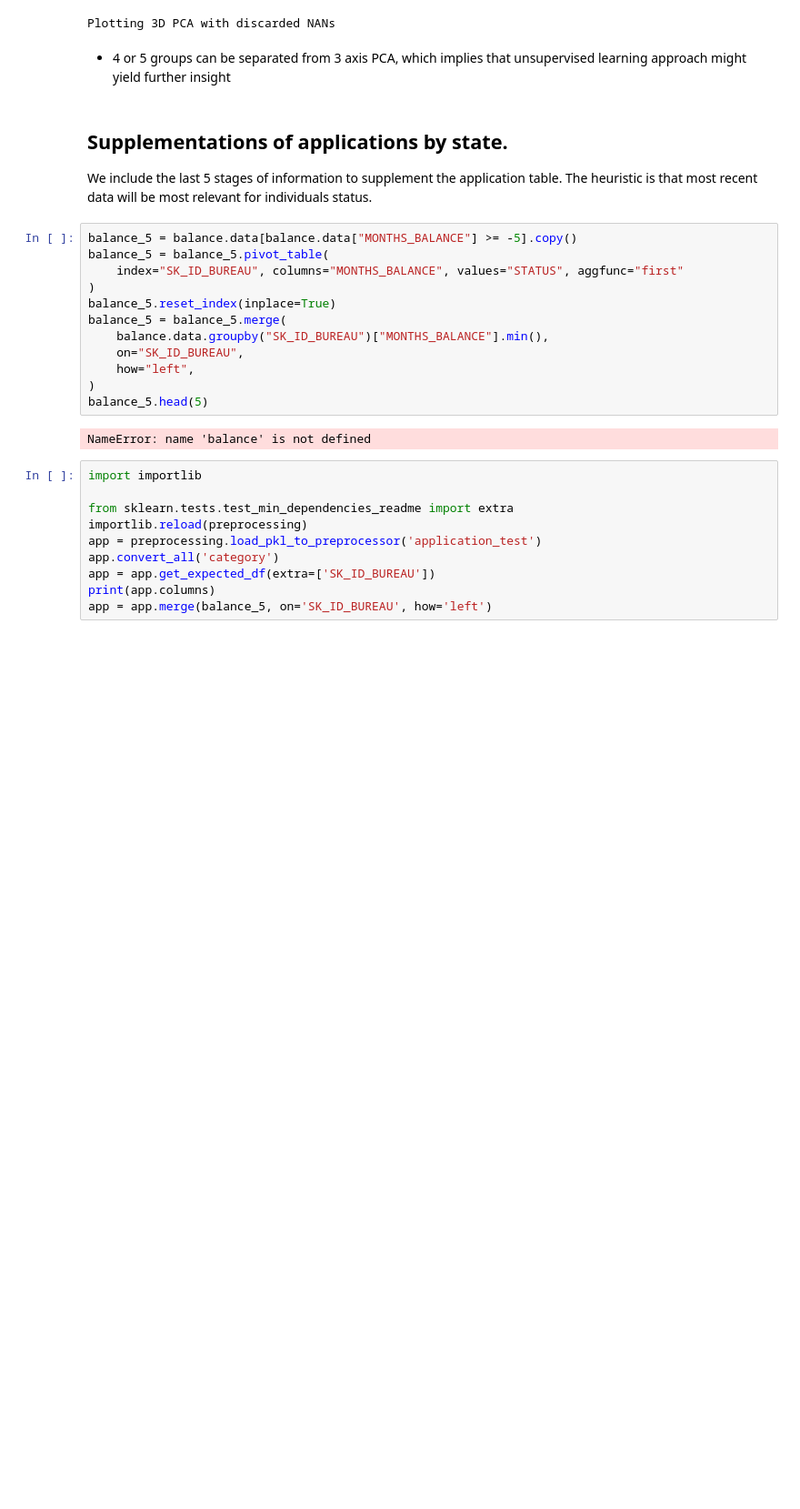
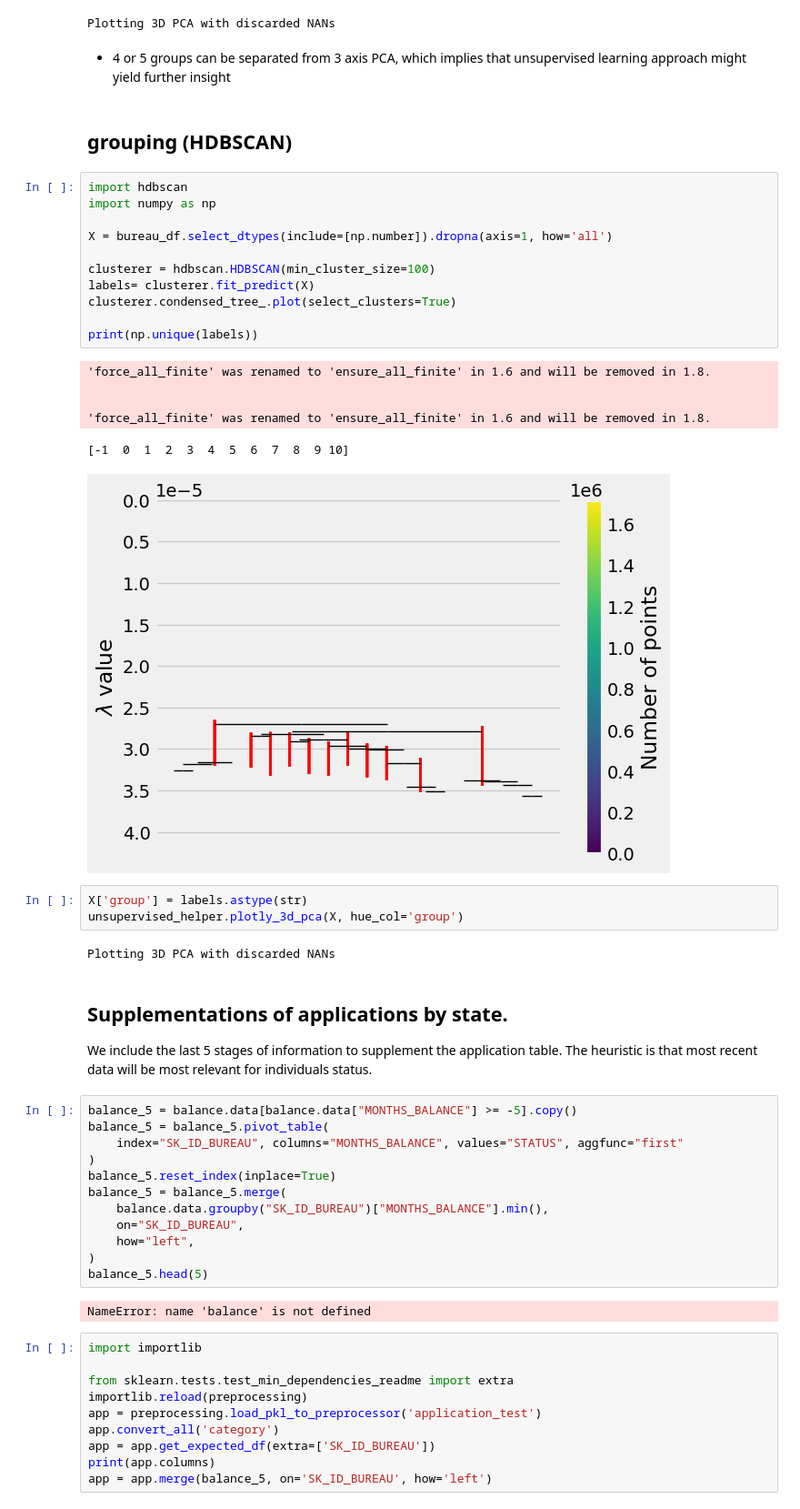
Before and after one commit to Sauciu1/defaulting-risk, a Jupyter notebook: notebooks/nb6_bureau.ipynb, the cells around one changed output. Shown at 91% size. Drawn from its saved outputs; the diff is of its cells as text; blank space fills up the shorter version.

```diff
--- a/notebooks/nb6_bureau.ipynb
+++ b/notebooks/nb6_bureau.ipynb
@@ -101,6 +100,31 @@ unsupervised_helper.plotly_3d_pca(bureau_df)
 Plotting 3D PCA with discarded NANs
 # %% [markdown]
 * 4 or 5 groups can be separated from 3 axis PCA, which implies that unsupervised learning approach might yield further insight
+# %% [markdown]
+## grouping (HDBSCAN)
+# %%
+import hdbscan
+import numpy as np
+
+X = bureau_df.select_dtypes(include=[np.number]).dropna(axis=1, how='all')
+
+clusterer = hdbscan.HDBSCAN(min_cluster_size=100)
+labels= clusterer.fit_predict(X)
+clusterer.condensed_tree_.plot(select_clusters=True)
+
+print(np.unique(labels))
+# %% [output]
+'force_all_finite' was renamed to 'ensure_all_finite' in 1.6 and will be removed in 1.8.
+
+
+'force_all_finite' was renamed to 'ensure_all_finite' in 1.6 and will be removed in 1.8.
+[-1  0  1  2  3  4  5  6  7  8  9 10]
+[figure, added]
+# %%
+X['group'] = labels.astype(str)
+unsupervised_helper.plotly_3d_pca(X, hue_col='group')
+# %% [output]
+Plotting 3D PCA with discarded NANs
 # %% [markdown]
 ## Supplementations of applications by state.
 We include the last 5 stages of information to supplement the application table. The heuristic is that most recent data will be most relevant for individuals status.
```
Also changed, not shown: parts of 1 cell of this notebook, 6 other files.
